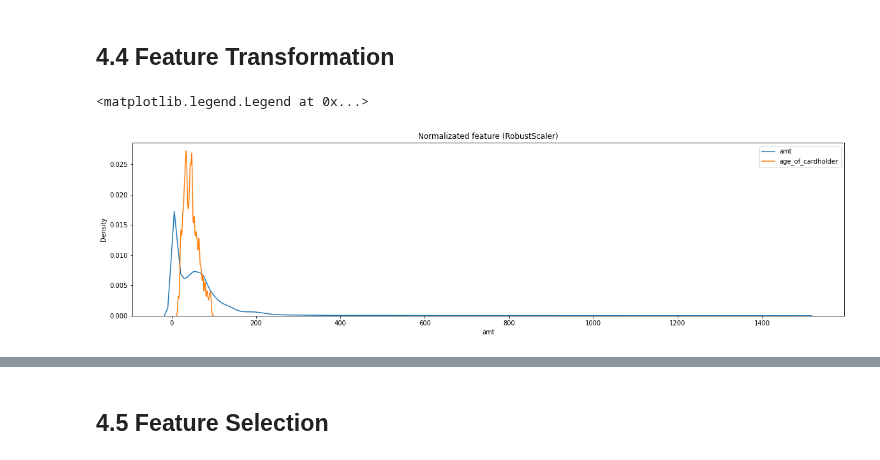
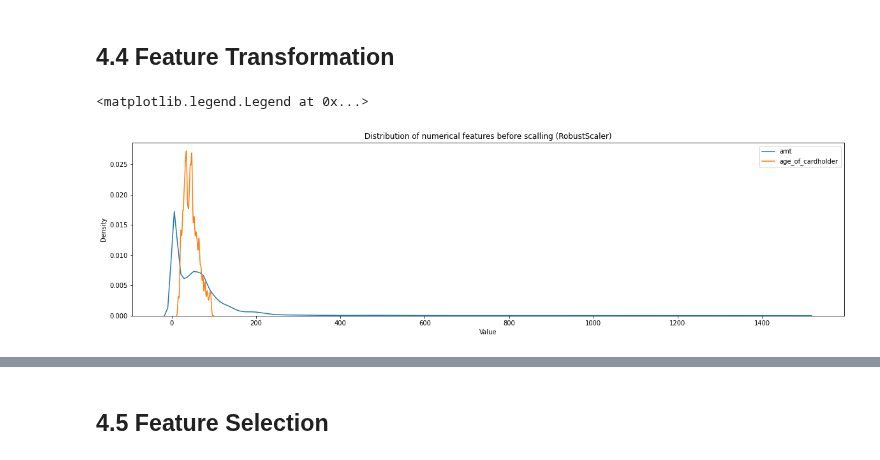
Before and after one commit to PoluboyarinovSI/SF_DataScience, a Jupyter notebook: project_7/Project-7.ipynb, the cells around one changed output, grey strips where cells are left out. Cells and saved outputs as stored; diff of their text form; code cells hidden in the pictures.

```diff
--- a/project_7/Project-7.ipynb
+++ b/project_7/Project-7.ipynb
@@ -713,21 +735,12 @@ processed_data = processed_data.drop(nom_features_15_more, axis=1)
 # %%
-# Normalization of numerical features
-cols_to_norm = ['amt', 'age_of_cardholder']
+# Visualization numeric feature distribution before scaling
+fig, axes = plt.subplots(nrows=1, ncols=1, figsize=(20, 5))
+for col in cols_to_norm:
+    sns.kdeplot(processed_data[col], ax=axes)
 
-rs_scaler = preprocessing.RobustScaler()
-processed_data_norm = processed_data[cols_to_norm].copy()
-
-processed_data_norm_rs = rs_scaler.fit_transform(processed_data_norm)
-processed_data_norm_rs = pd.DataFrame(processed_data_norm, columns=cols_to_norm)
-
-# Visualization
-fig, axes = plt.subplots(ncols=1, figsize=(20, 5))
-
-for col in cols_to_norm:
-    sns.kdeplot(processed_data_norm_rs[col], ax=axes)
-
-axes.set_title('Normalizated feature (RobustScaler)')
+axes.set_title('Distribution of numerical features before scalling (RobustScaler)')
+axes.set_xlabel('Value')
 plt.legend(cols_to_norm)
 # %% [output]
 <matplotlib.legend.Legend at 0x...>
-[figure, old version]
+[figure, new version]
```
Also changed, not shown: parts of 16 cells of this notebook.
